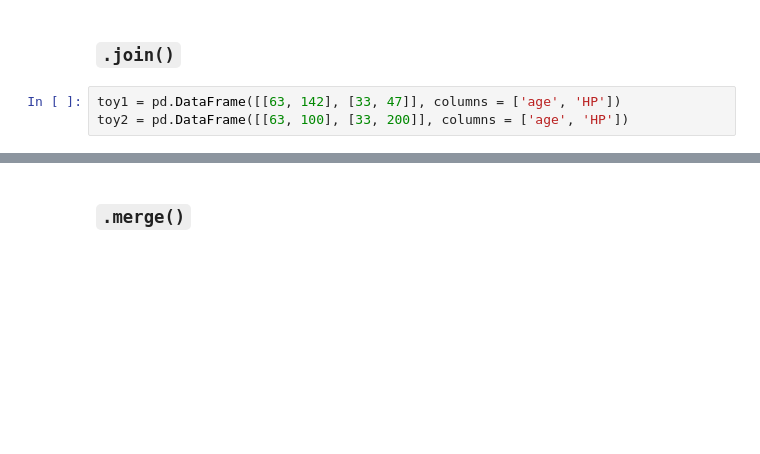
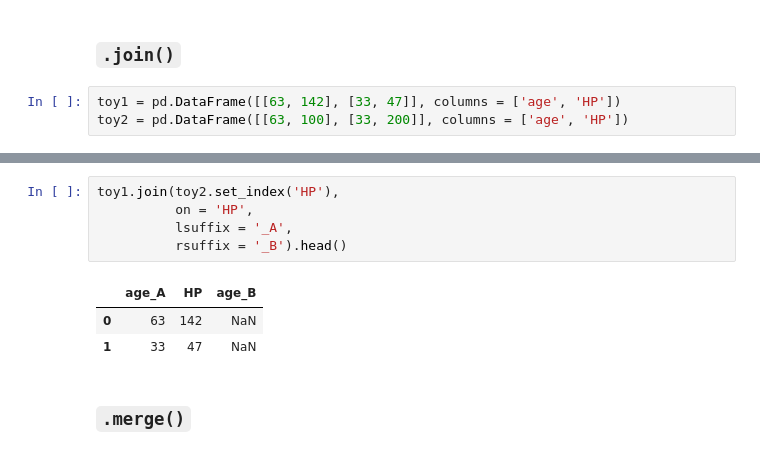
Before and after one commit to nateej1/dc_ds_06_03_19, a Jupyter notebook: module_1/week_2/day_1_manipulating_data_pandas/manipulating_data_with_pandas-Copy1.ipynb, the cells around one changed output, grey strips where cells are left out. Drawn from its saved outputs; the diff is of its cells as text; blank space fills up the shorter version.

```diff
--- a/module_1/week_2/day_1_manipulating_data_pandas/manipulating_data_with_pandas-Copy1.ipynb
+++ b/module_1/week_2/day_1_manipulating_data_pandas/manipulating_data_with_pandas-Copy1.ipynb
@@ -336,3 +487,12 @@ toy1.join(toy2.set_index('age'),
+# %%
+toy1.join(toy2.set_index('HP'),
+          on = 'HP',
+          lsuffix = '_A',
+          rsuffix = '_B').head()
+# %% [output]
+|  | age_A | HP | age_B |
+| 0 | 63 | 142 | NaN |
+| 1 | 33 | 47 | NaN |
 # %% [markdown]
 ### `.merge()`
 # %%
```
Also changed, not shown: parts of 15 cells of this notebook, 1 other file.
